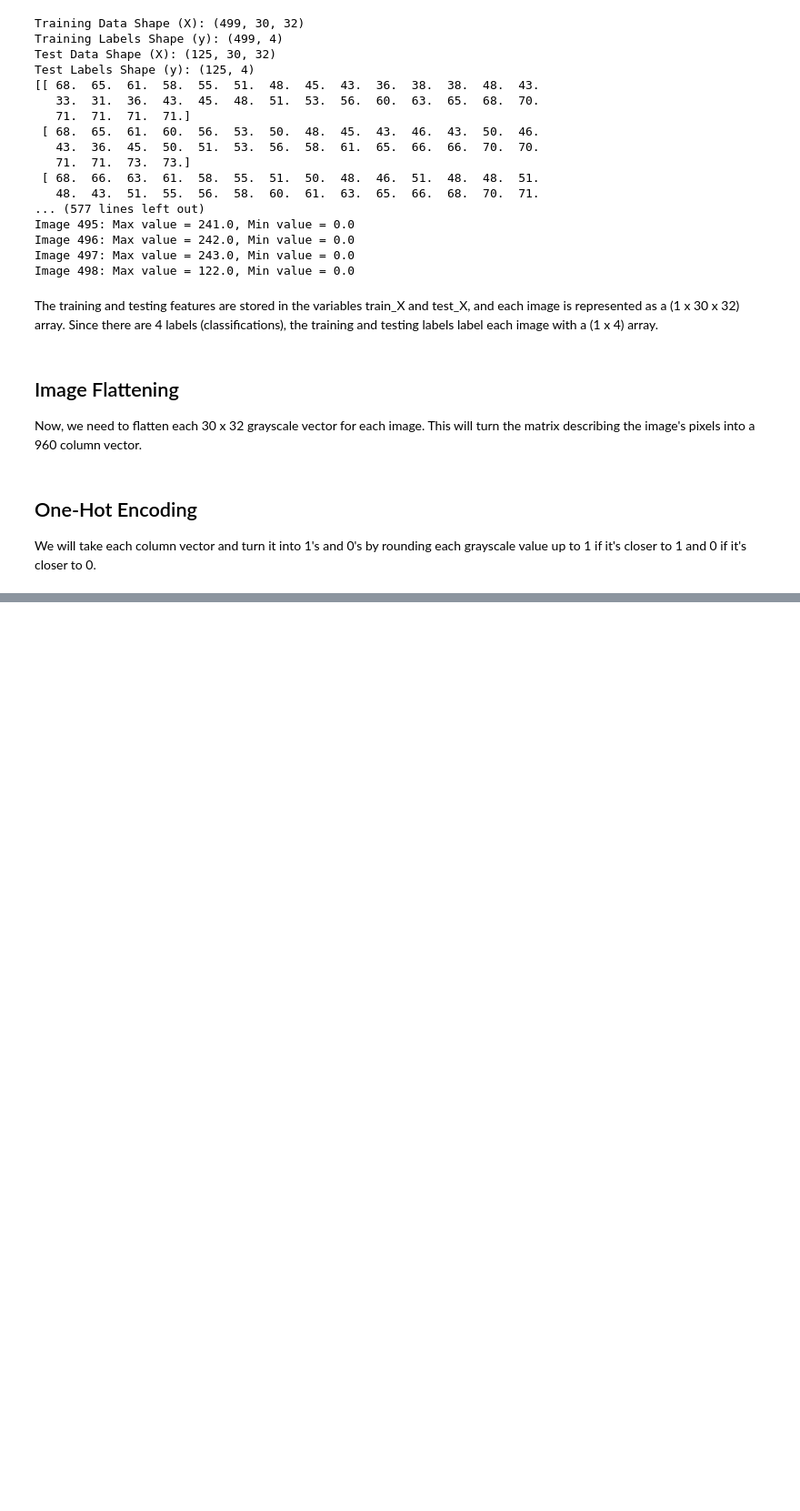
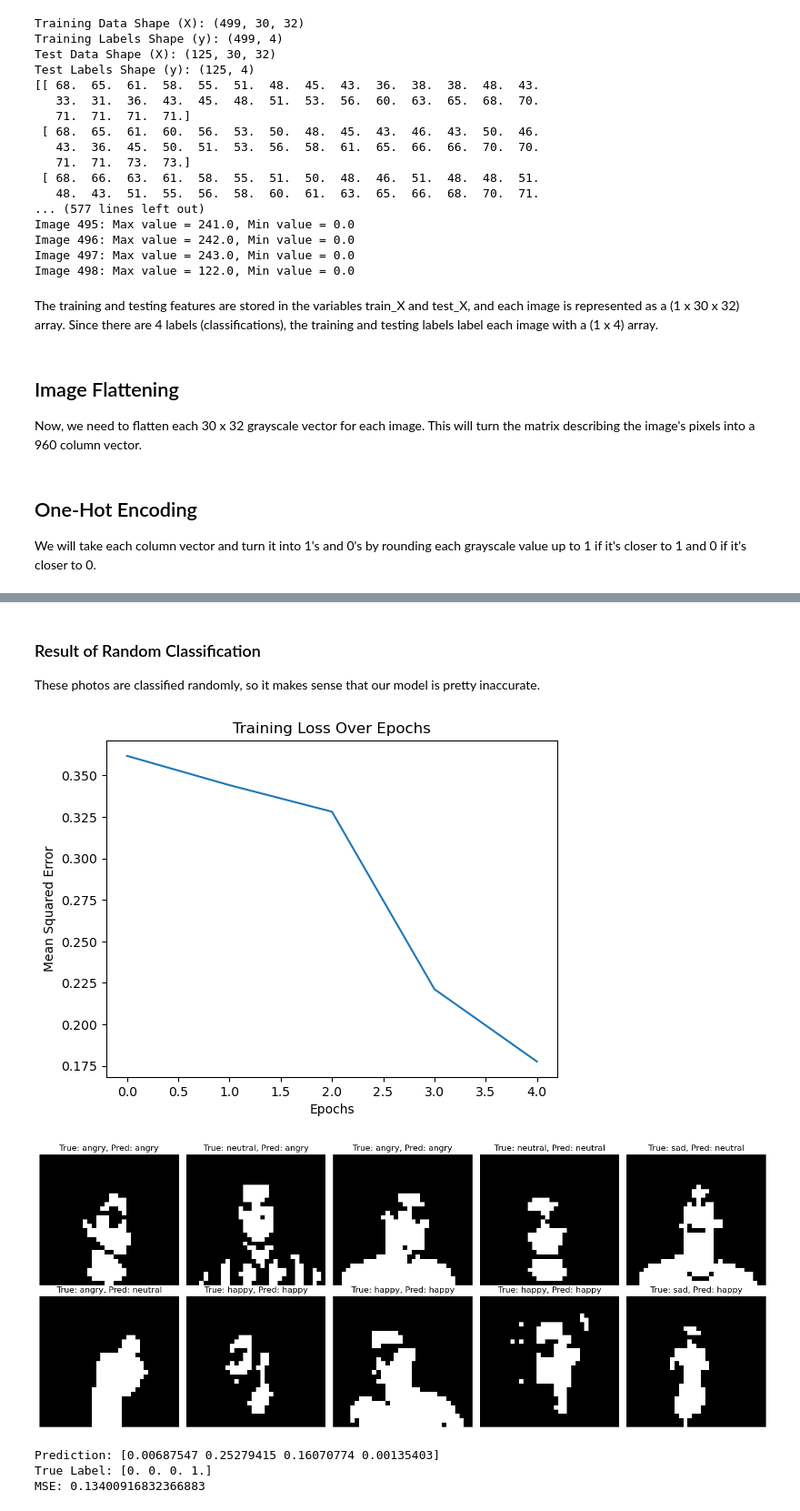
Before and after one commit to Becxster/INDE-577, a Jupyter notebook: Supervised Learning/Neural Networks/neural_networks.ipynb, the cells around one changed output, grey strips where cells are left out. Shown at 91% size. Saved outputs shown, nothing was run; the diff lists cells and outputs as text; code cells hidden in the pictures; blank space fills up the shorter version.

```diff
--- a/Supervised Learning/Neural Networks/neural_networks.ipynb
+++ b/Supervised Learning/Neural Networks/neural_networks.ipynb
@@ -284,0 +555,58 @@ ValueError: invalid literal for int() with base 10: 'steffi'
+# %% [markdown]
+### Result of Random Classification
+
+These photos are classified randomly, so it makes sense that our model is pretty inaccurate.
+# %%
+# Train the neural network
+nn.train(train_X, train_y, epochs=5, lr=0.01)
+
+# Visualize the training loss over epochs
+plt.plot(nn.errors)
+plt.xlabel('Epochs')
+plt.ylabel('Mean Squared Error')
+plt.title('Training Loss Over Epochs')
+plt.show()
+
+# Select a random item from the test set
+random_index = random.randint(0, len(test_X) - 1)
+random_input = test_X[random_index].reshape(-1, 1)
+random_label = test_y[random_index].reshape(-1, 1)
+
+# Make a prediction
+random_prediction = nn.forward(random_input)
+
+# Calculate the MSE
+prediction_mse = nn.mse(random_label, random_prediction)
+
+# Visualize 10 random items from the test set
+fig, axes = plt.subplots(2, 5, figsize=(15, 6))
+axes = axes.flatten()
+
+for ax in axes:
+    random_index = random.randint(1, len(test_X))
+    random_input = test_X[random_index].reshape(-1, 1)
+    random_label = test_y[random_index].reshape(-1, 1)
+    random_prediction = nn.forward(random_input)
+
+    true_label = np.argmax(random_label)
+    predicted_label = np.argmax(random_prediction)
+
+    true_label_str = encoder_expression.inverse_transform([true_label])[0]
+    predicted_label_str = encoder_expression.inverse_transform([predicted_label])[0]
+
+    ax.imshow(random_input.reshape(HEIGHT, WIDTH), cmap='gray')
+    ax.set_title(f"True: {true_label_str}, Pred: {predicted_label_str}")
+    ax.axis('off')
+
+plt.tight_layout()
+plt.show()
+
+print(f"Prediction: {random_prediction.flatten()}")
+print(f"True Label: {random_label.flatten()}")
+print(f"MSE: {prediction_mse}")
+# %% [output]
+[figure, added]
+[figure, added]
+Prediction: [0.00687547 0.25279415 0.16070774 0.00135403]
+True Label: [0. 0. 0. 1.]
+MSE: 0.13400916832366883
```
Also changed, not shown: parts of 16 cells of this notebook, 4 other files.
